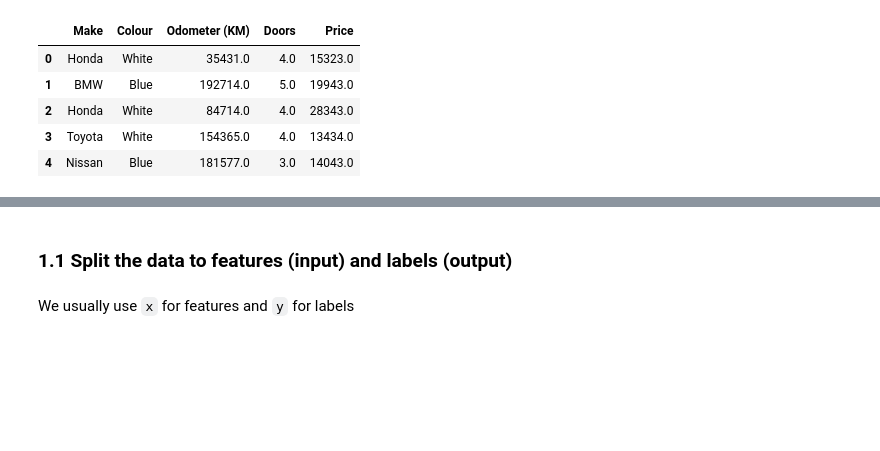
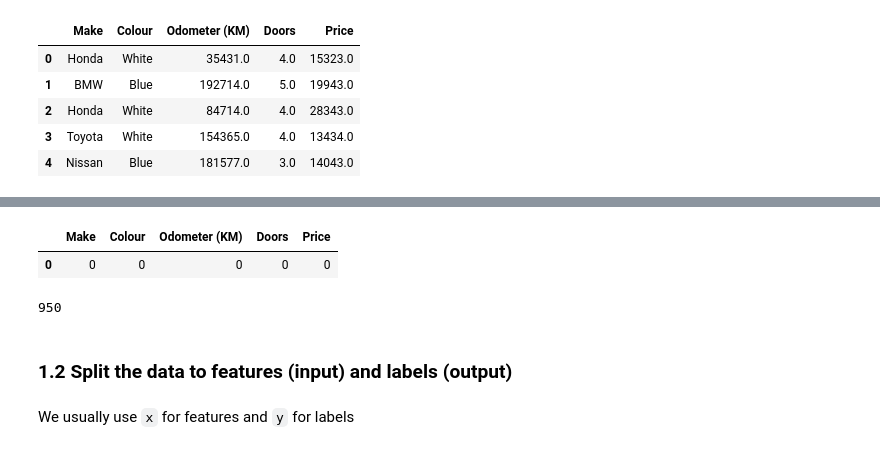
Before and after one commit to yazeedmomani/machine-learning, a Jupyter notebook: 04_scikit-learn_draft_01.ipynb, the cells around one changed output, grey strips where cells are left out. Saved outputs shown, nothing was run; the diff lists cells and outputs as text; code cells hidden in the pictures; blank space fills up the shorter version.

```diff
--- a/04_scikit-learn.ipynb
+++ b/04_scikit-learn_draft_01.ipynb
@@ -281,5 +297,31 @@ car_sales.head()
+# %%
+# Fill the Make column with "missing"
+car_sales["Make"] = car_sales["Make"].fillna("missing")
+
+# Fill the Colour column with "missing"
+car_sales["Colour"] = car_sales["Colour"].fillna("missing")
+
+# Fill the Odometer (KM) column with the mean
+car_sales["Odometer (KM)"] = car_sales["Odometer (KM)"].fillna(car_sales["Odometer (KM)"].mean())
+
+# Fill the Doors column with 4 (since 4 is the default value for cars)
+car_sales["Doors"] = car_sales["Doors"].fillna(4)
+
+# Drop rows with missing price value
+car_sales = car_sales.dropna()
+# %%
+# View number of missing values per column
+pd.DataFrame(car_sales.isna().sum()).T
+# %% [output]
+|  | Make | Colour | Odometer (KM) | Doors | Price |
+| 0 | 0 | 0 | 0 | 0 | 0 |
+# %%
+# View size of car_sales after handling missing values
+len(car_sales)
+# %% [output]
+950
 # %% [markdown]
-### 1.1 Split the data to features (input) and labels (output)
+### 1.2 Split the data to features (input) and labels (output)
 # %% [markdown]
 We usually use `x` for features and `y` for labels
 # %%
```
Also changed, not shown: parts of 8 cells of this notebook, 2 other files.
